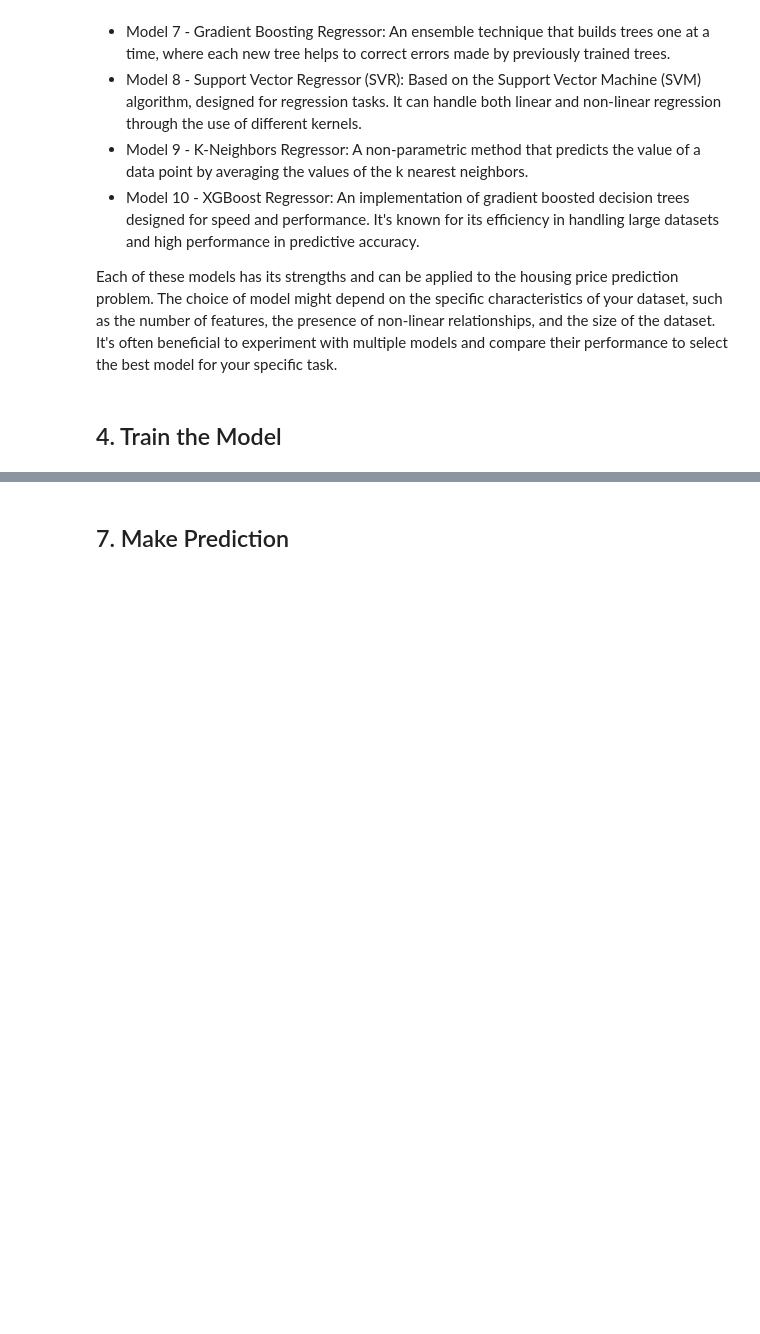
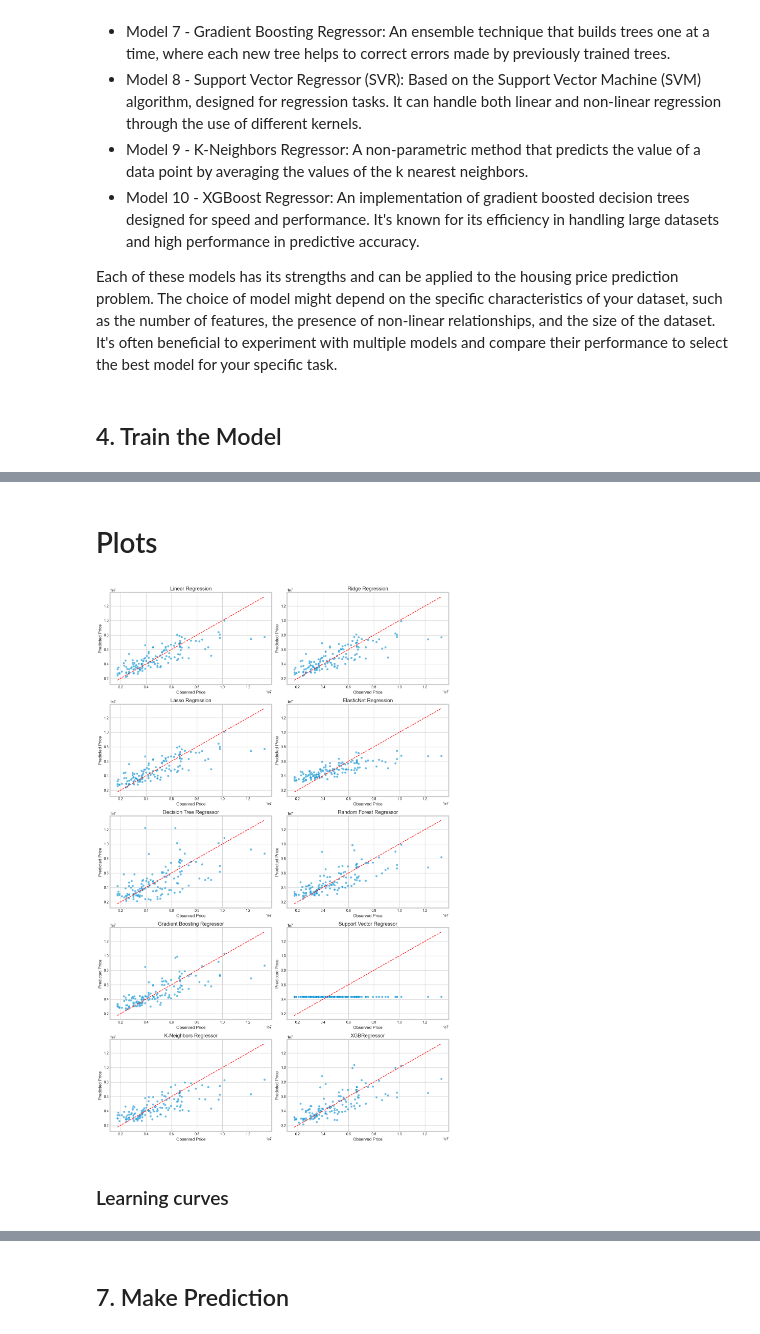
Before and after one commit to OskyRosky/MachineLearning, a Jupyter notebook: 2. Supervised Prediction/ML_2.ipynb, the cells around one changed output, grey strips where cells are left out. Drawn from its saved outputs; the diff is of its cells as text; code cells hidden in the pictures; blank space fills up the shorter version.

Commit message:
Final predictions

```diff
--- a/2. Supervised Prediction/ML_2.ipynb
+++ b/2. Supervised Prediction/ML_2.ipynb
@@ -243,0 +453,28 @@ Each of these models has its strengths and can be applied to the housing price p
+# %% [markdown]
+# Plots
+# %%
+
+sns.set_style("whitegrid")
+
+# Creating subplots for each model
+fig, axes = plt.subplots(nrows=5, ncols=2, figsize=(14, 22))
+axes = axes.flatten()  # Flatten the array to iterate easily
+
+for i, (model_name, model) in enumerate(models):
+    # Generate predictions
+    y_pred = model.predict(X_valid)
+
+    # Scatter plot for observed vs. predicted values
+    sns.scatterplot(x=Y_valid, y=y_pred, ax=axes[i], alpha=0.6)
+    axes[i].plot([Y_valid.min(), Y_valid.max()], [Y_valid.min(), Y_valid.max()], '--r')  # Diagonal line
+    axes[i].set_xlabel('Observed Price')
+    axes[i].set_ylabel('Predicted Price')
+    axes[i].set_title(f'{model_name}')
+
+# Adjust layout
+plt.tight_layout()
+plt.show()
+# %% [output]
+[figure, added]
+# %% [markdown]
+### Learning curves
```
Also changed, not shown: parts of 40 cells of this notebook, 1 other file.
